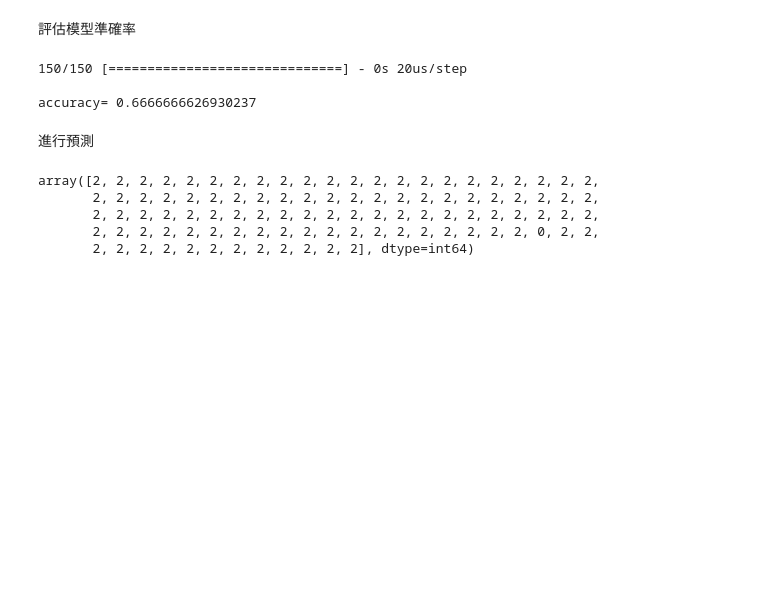
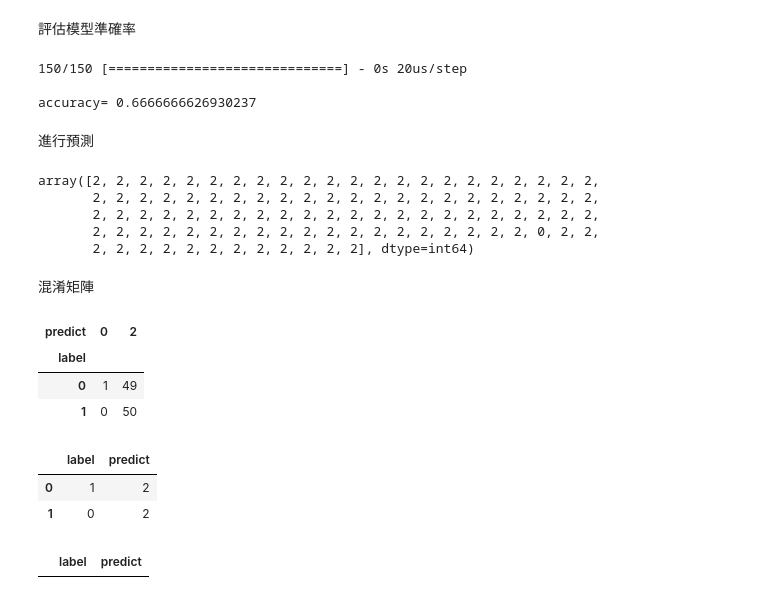
Before and after one commit to 3A632077/DL_HW05, a Jupyter notebook: Untitled.ipynb, the cells around one changed output. Saved outputs shown, nothing was run; the diff lists cells and outputs as text; code cells hidden in the pictures; blank space fills up the shorter version.

Commit message:
h.混淆矩陣

```diff
--- a/Untitled.ipynb
+++ b/Untitled.ipynb
@@ -170,3 +170,25 @@ array([2, 2, 2, 2, 2, 2, 2, 2, 2, 2, 2, 2, 2, 2, 2, 2, 2, 2, 2, 2, 2, 2,
        2, 2, 2, 2, 2, 2, 2, 2, 2, 2, 2, 2, 2, 2, 2, 2, 2, 2, 2, 2, 2, 2,
        2, 2, 2, 2, 2, 2, 2, 2, 2, 2, 2, 2, 2, 2, 2, 2, 2, 2, 2, 0, 2, 2,
        2, 2, 2, 2, 2, 2, 2, 2, 2, 2, 2, 2], dtype=int64)
+# %% [markdown]
+混淆矩陣
+# %%
+import pandas as pd
+pd.crosstab(y_test_label,prediction,
+            rownames=['label'],colnames=['predict'])
+# %% [output]
+| predict | 0 | 2 |
+| label |  |  |
+| 0 | 1 | 49 |
+| 1 | 0 | 50 |
+# %%
+df = pd.DataFrame({'label':y_test_label, 'predict':prediction})
+df[:2]
+# %% [output]
+|  | label | predict |
+| 0 | 1 | 2 |
+| 1 | 0 | 2 |
+# %%
+df[(df.label==5)&(df.predict==3)]
+# %% [output]
+|  | label | predict |
```
Also changed, not shown: parts of 1 cell of this notebook.
